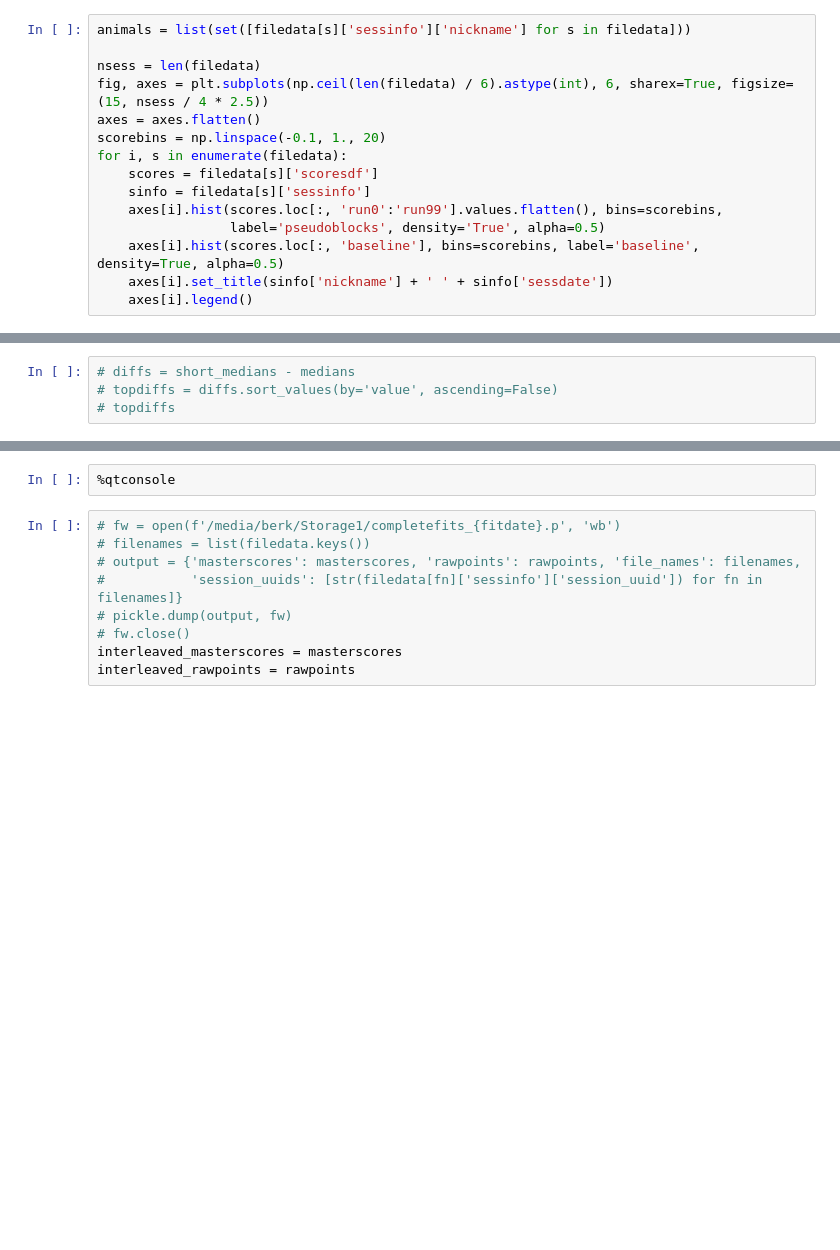
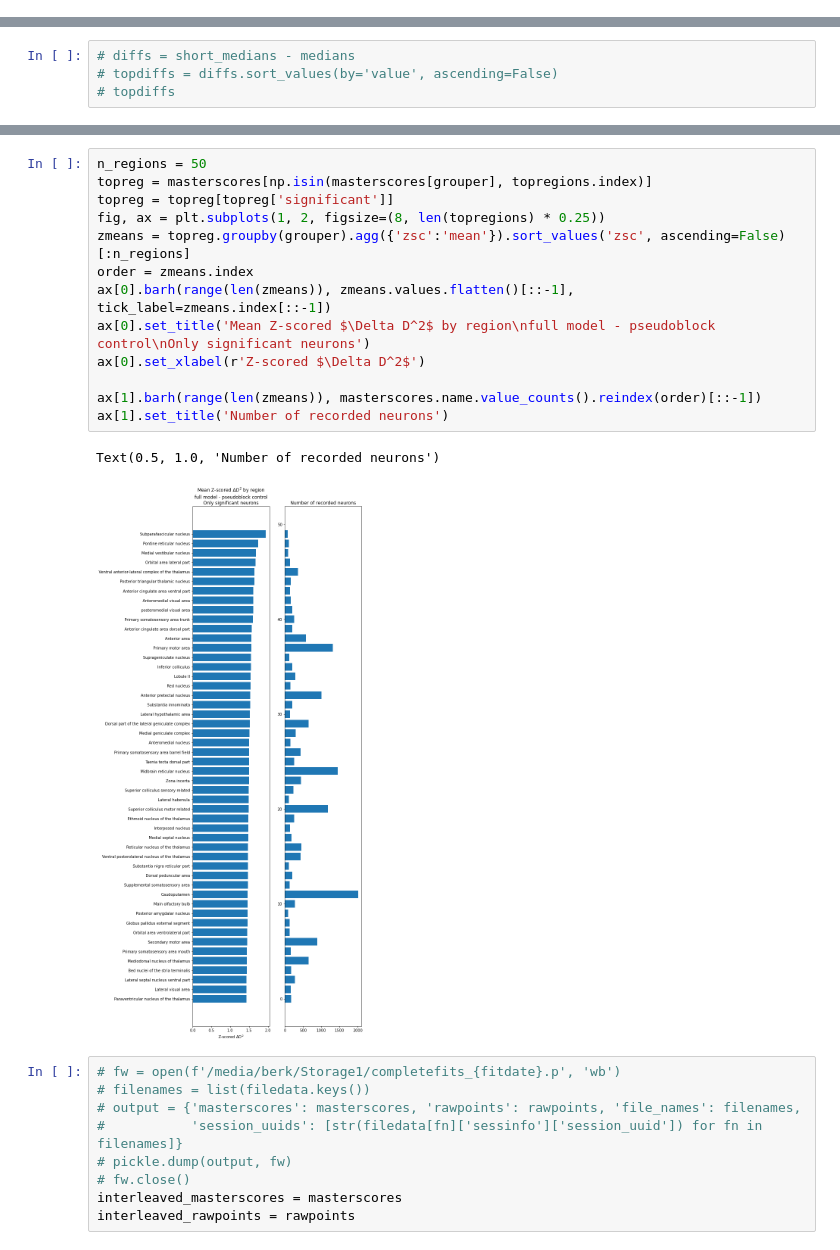
Before and after one commit to int-brain-lab/prior-localization, a Jupyter notebook: explore_BWM_fits_pseudoblocks.ipynb, the cells around one changed output, grey strips where cells are left out. Cells and saved outputs as stored; diff of their text form; blank space fills up the shorter version.

```diff
--- a/explore_BWM_fits_pseudoblocks.ipynb
+++ b/explore_BWM_fits_pseudoblocks.ipynb
@@ -49,18 +48,3 @@ for key, ses in filedata.items():
     for i, scores in enumerate(ses['scores']):
         scoresdf = pd.concat([scoresdf, scores.rename('run' + str(i))], axis=1)
     ses['scoresdf'] = scoresdf
-# %%
-animals = list(set([filedata[s]['sessinfo']['nickname'] for s in filedata]))
-
-nsess = len(filedata)
-fig, axes = plt.subplots(np.ceil(len(filedata) / 6).astype(int), 6, sharex=True, figsize=(15, nsess / 4 * 2.5))
-axes = axes.flatten()
-scorebins = np.linspace(-0.1, 1., 20)
-for i, s in enumerate(filedata):
-    scores = filedata[s]['scoresdf']
-    sinfo = filedata[s]['sessinfo']
-    axes[i].hist(scores.loc[:, 'run0':'run99'].values.flatten(), bins=scorebins,
-                 label='pseudoblocks', density='True', alpha=0.5)
-    axes[i].hist(scores.loc[:, 'baseline'], bins=scorebins, label='baseline', density=True, alpha=0.5)
-    axes[i].set_title(sinfo['nickname'] + ' ' + sinfo['sessdate'])
-    axes[i].legend()
@@ -196,5 +190,19 @@ ax[1].tick_params(labeltop=True, top=True, direction='in', length=6)
-# %%
-%qtconsole
+# %%
+n_regions = 50
+topreg = masterscores[np.isin(masterscores[grouper], topregions.index)]
+topreg = topreg[topreg['significant']]
+fig, ax = plt.subplots(1, 2, figsize=(8, len(topregions) * 0.25))
+zmeans = topreg.groupby(grouper).agg({'zsc':'mean'}).sort_values('zsc', ascending=False)[:n_regions]
+order = zmeans.index
+ax[0].barh(range(len(zmeans)), zmeans.values.flatten()[::-1], tick_label=zmeans.index[::-1])
+ax[0].set_title('Mean Z-scored $\Delta D^2$ by region\nfull model - pseudoblock control\nOnly significant neurons')
+ax[0].set_xlabel(r'Z-scored $\Delta D^2$')
+
+ax[1].barh(range(len(zmeans)), masterscores.name.value_counts().reindex(order)[::-1])
+ax[1].set_title('Number of recorded neurons')
+# %% [output]
+Text(0.5, 1.0, 'Number of recorded neurons')
+[figure, added]
 # %%
 # fw = open(f'/media/berk/Storage1/completefits_{fitdate}.p', 'wb')
 # filenames = list(filedata.keys())
```
Also changed, not shown: parts of 7 cells of this notebook, 4 other files.
